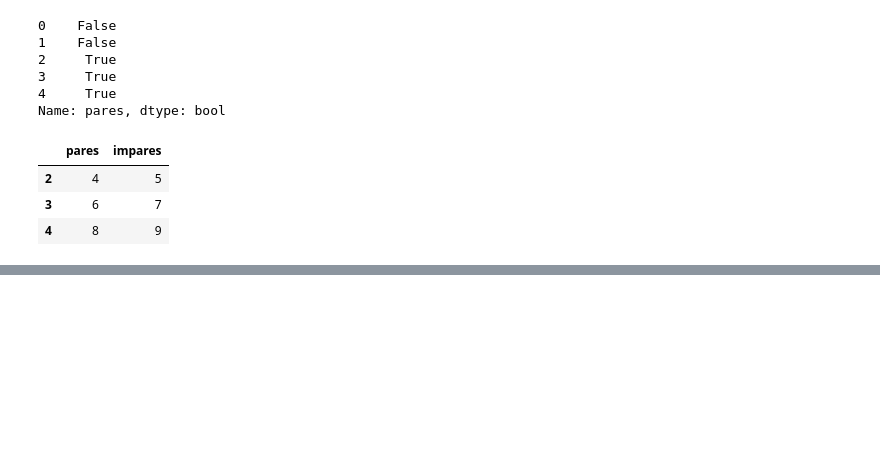
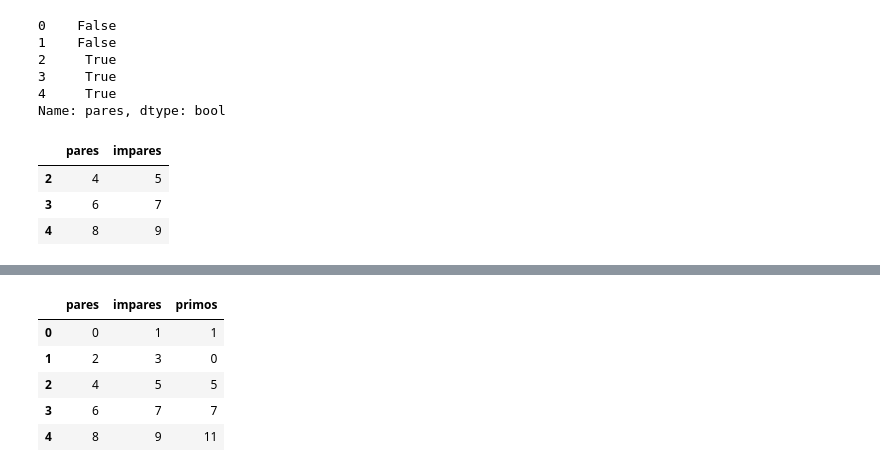
Before and after one commit to Ardark27/python_finance, a Jupyter notebook: 4_pandas/4_1_intro.ipynb, the cells around one changed output, grey strips where cells are left out. Cells and saved outputs as stored; diff of their text form; code cells hidden in the pictures; blank space fills up the shorter version.

```diff
--- a/4_pandas/4_1_intro.ipynb
+++ b/4_pandas/4_1_intro.ipynb
@@ -488,0 +517,10 @@ numeros[numeros.pares>2]
+# %%
+numeros.iloc[1,2]=0
+numeros
+# %% [output]
+|  | pares | impares | primos |
+| 0 | 0 | 1 | 1 |
+| 1 | 2 | 3 | 0 |
+| 2 | 4 | 5 | 5 |
+| 3 | 6 | 7 | 7 |
+| 4 | 8 | 9 | 11 |
```
Also changed, not shown: parts of 27 cells of this notebook.
